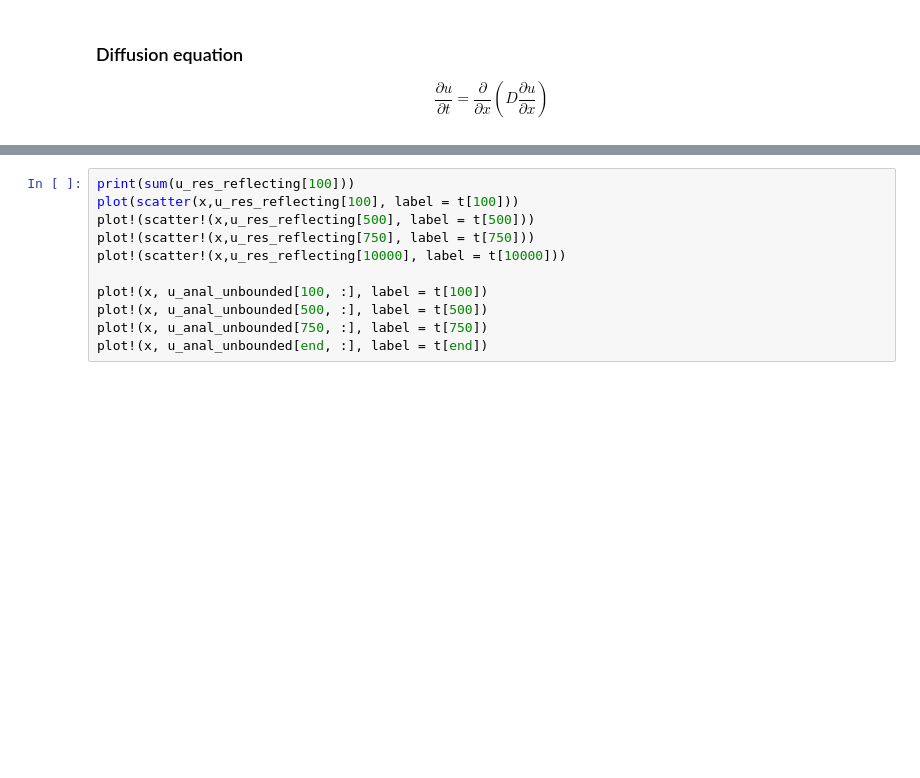
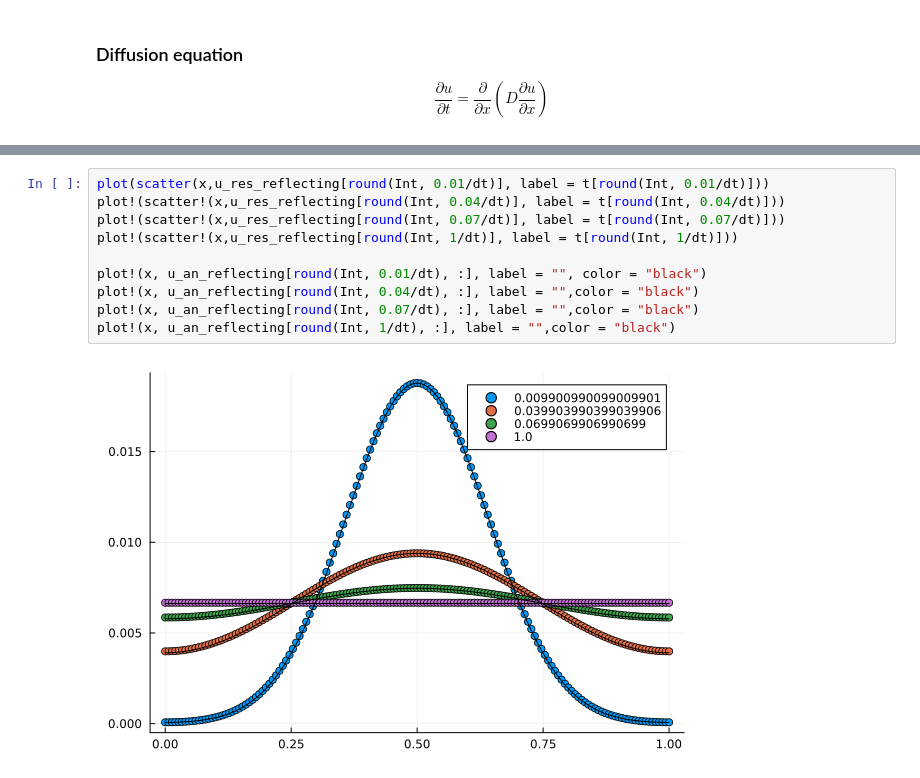
Before and after one commit to emilssp/Computational_Physics_v24, a Jupyter notebook: Diffusion_Waves_Shock/main.ipynb, the cells around one changed output, grey strips where cells are left out. Saved outputs shown, nothing was run; the diff lists cells and outputs as text; blank space fills up the shorter version.

```diff
--- a/Diffusion_Waves_Shock/main.ipynb
+++ b/Diffusion_Waves_Shock/main.ipynb
@@ -93,11 +171,12 @@ plot!(x, u_anal_unbounded[end, :], label = t[end])
-# %%
-print(sum(u_res_reflecting[100]))
-plot(scatter(x,u_res_reflecting[100], label = t[100]))
-plot!(scatter!(x,u_res_reflecting[500], label = t[500]))
-plot!(scatter!(x,u_res_reflecting[750], label = t[750]))
-plot!(scatter!(x,u_res_reflecting[10000], label = t[10000]))
-
-plot!(x, u_anal_unbounded[100, :], label = t[100])
-plot!(x, u_anal_unbounded[500, :], label = t[500])
-plot!(x, u_anal_unbounded[750, :], label = t[750])
-plot!(x, u_anal_unbounded[end, :], label = t[end])
+# %%
+plot(scatter(x,u_res_reflecting[round(Int, 0.01/dt)], label = t[round(Int, 0.01/dt)]))
+plot!(scatter!(x,u_res_reflecting[round(Int, 0.04/dt)], label = t[round(Int, 0.04/dt)]))
+plot!(scatter!(x,u_res_reflecting[round(Int, 0.07/dt)], label = t[round(Int, 0.07/dt)]))
+plot!(scatter!(x,u_res_reflecting[round(Int, 1/dt)], label = t[round(Int, 1/dt)]))
+
+plot!(x, u_an_reflecting[round(Int, 0.01/dt), :], label = "", color = "black")
+plot!(x, u_an_reflecting[round(Int, 0.04/dt), :], label = "",color = "black")
+plot!(x, u_an_reflecting[round(Int, 0.07/dt), :], label = "",color = "black")
+plot!(x, u_an_reflecting[round(Int, 1/dt), :], label = "",color = "black")
+# %% [output]
+[figure, added]
```
Also changed, not shown: parts of 9 cells of this notebook.
